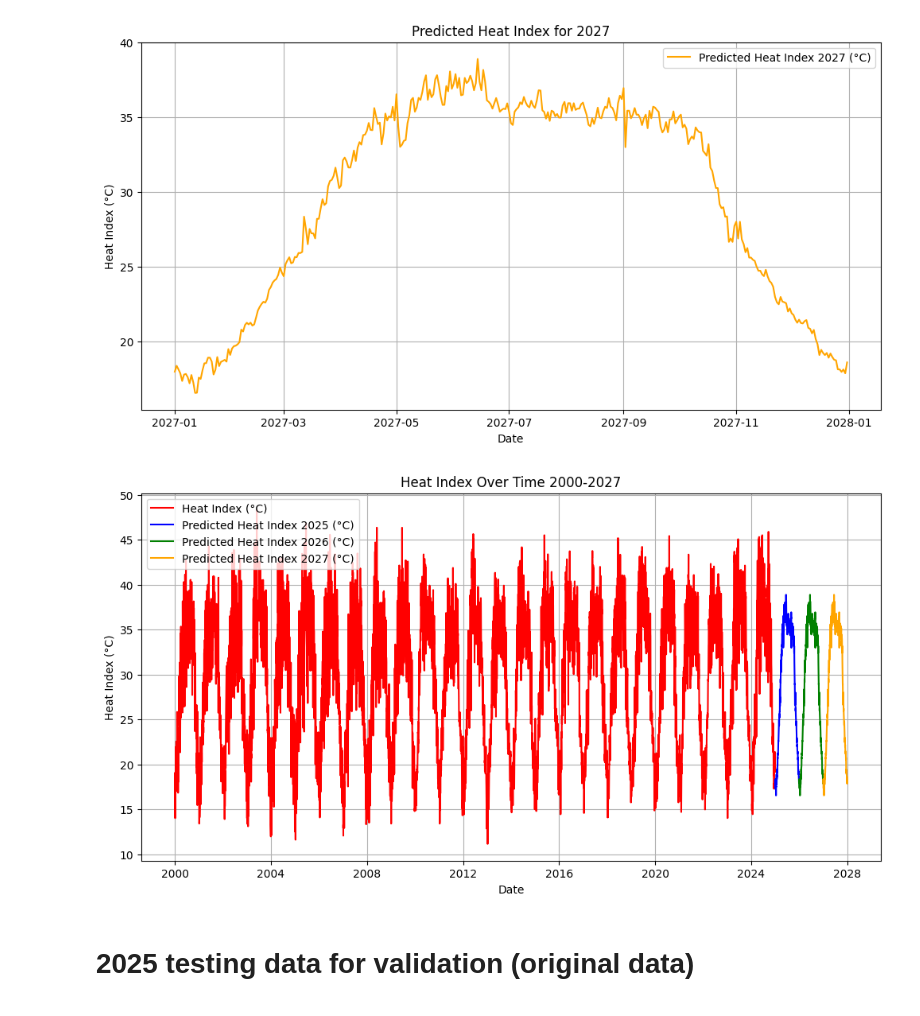
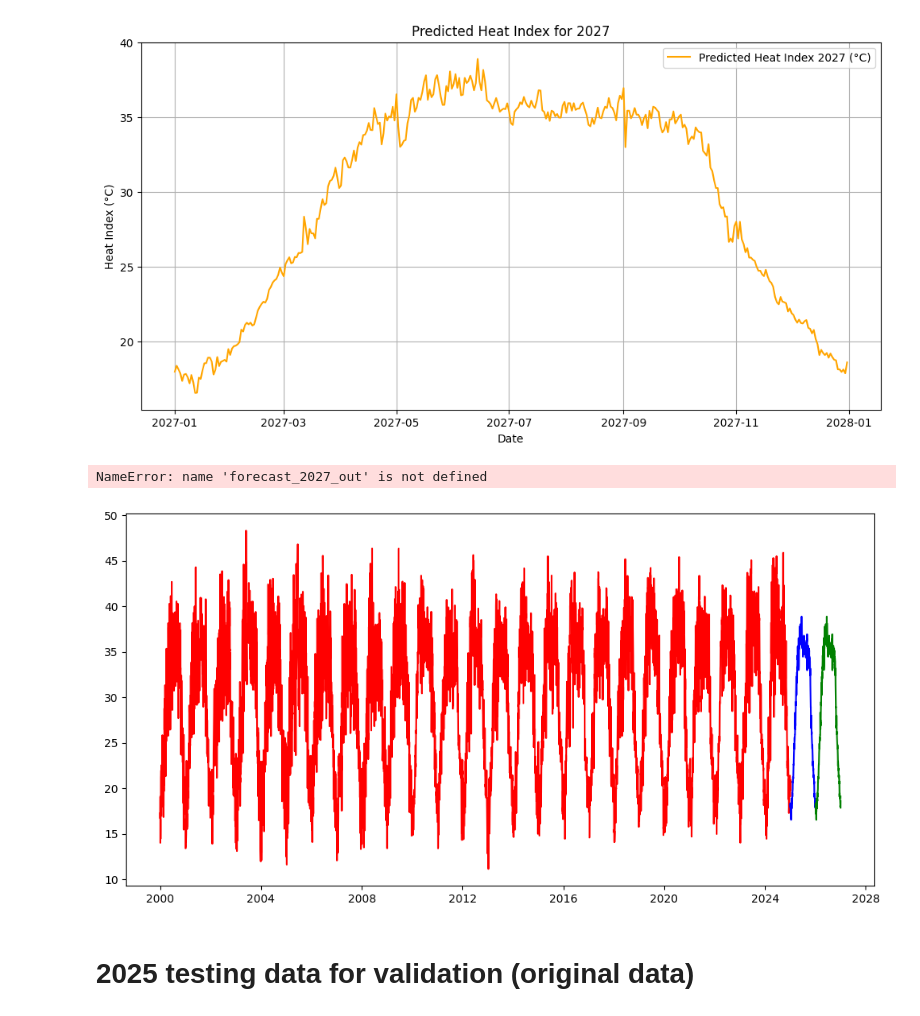
Before and after one commit to not-your-pancake/TCC-ensembling-paper, a Jupyter notebook: 1-Heat-Index/1-bagherhat/bagerhat_Heat_index.ipynb, the cells around one changed output. Cells and saved outputs as stored; diff of their text form; code cells hidden in the pictures.

```diff
--- a/1-Heat-Index/1-bagherhat/bagerhat_Heat_index.ipynb
+++ b/1-Heat-Index/1-bagherhat/bagerhat_Heat_index.ipynb
@@ -1261,16 +1261,16 @@ X_future = future_with_clim[[temp_col, hum_col]].copy()
 # 4) Predict using your trained XGBoost model
 y_future_pred = xgb_model.predict(X_future)
 # 5) Output DataFrame
-forecast_2026_out = future_with_clim[["date", "year", "month", "day"]].copy()
-forecast_2026_out["pred_heat_index_C"] = y_future_pred
-forecast_2026_out[temp_col] = X_future[temp_col].values
-forecast_2026_out[hum_col]  = X_future[hum_col].values
+xgb_forecast_2026_out = future_with_clim[["date", "year", "month", "day"]].copy()
+xgb_forecast_2026_out["pred_heat_index_C"] = y_future_pred
+xgb_forecast_2026_out[temp_col] = X_future[temp_col].values
+xgb_forecast_2026_out[hum_col]  = X_future[hum_col].values
 print("==== 2026 Forecast ====")
-print(forecast_2026_out)
+print(xgb_forecast_2026_out)
 # heat index plot graph lineplot with datetime on x axis and heat index on y axis for 2026
 import matplotlib.pyplot as plt
 plt.figure(figsize=(12,6))
-plt.plot(forecast_2026_out['date'], forecast_2026_out['pred_heat_index_C'], label='Predicted Heat Index 2026 (°C)', color='green')
+plt.plot(xgb_forecast_2026_out['date'], xgb_forecast_2026_out['pred_heat_index_C'], label='Predicted Heat Index 2026 (°C)', color='green')
 plt.xlabel('Date')
 plt.ylabel('Heat Index (°C)')
 plt.title('Predicted Heat Index for 2026')
@@ -1369,16 +1368,16 @@ X_future_2027 = future_with_clim_2027[[temp_col, hum_col]].copy()
 # 4) Predict using your trained XGBoost model
 y_pred_2027 = xgb_model.predict(X_future_2027)
 # 5) Output DataFrame
-forecast_2027_out = future_with_clim_2027[["date", "year", "month", "day"]].copy()
-forecast_2027_out["pred_heat_index_C"] = y_pred_2027
-forecast_2027_out[temp_col] = X_future_2027[temp_col].values
-forecast_2027_out[hum_col]  = X_future_2027[hum_col].values
+xgb_forecast_2027_out = future_with_clim_2027[["date", "year", "month", "day"]].copy()
+xgb_forecast_2027_out["pred_heat_index_C"] = y_pred_2027
+xgb_forecast_2027_out[temp_col] = X_future_2027[temp_col].values
+xgb_forecast_2027_out[hum_col]  = X_future_2027[hum_col].values
 print("==== 2027 Forecast ====")
-print(forecast_2027_out)
+print(xgb_forecast_2027_out)
 # heat index plot graph lineplot with datetime on x axis and heat index on y axis for
 import matplotlib.pyplot as plt
 plt.figure(figsize=(12,6))
-plt.plot(forecast_2027_out['date'], forecast_2027_out['pred_heat_index_C'], label='Predicted Heat Index 2027 (°C)', color='orange')
+plt.plot(xgb_forecast_2027_out['date'], xgb_forecast_2027_out['pred_heat_index_C'], label='Predicted Heat Index 2027 (°C)', color='orange')
 plt.xlabel('Date')
 plt.ylabel('Heat Index (°C)')
 plt.title('Predicted Heat Index for 2027')
@@ -1407,19 +1406,20 @@ plt.show()
 # %%
 # add the 2027 predictions to the previous combined plot of 2000-2026
 import matplotlib.pyplot as plt
 plt.figure(figsize=(12,6))
 plt.plot(with_no_null_HI[with_no_null_HI['date'] >= '2000-01-01']['date'], with_no_null_HI[with_no_null_HI['date'] >= '2000-01-01']['heat_index_C'], label='Heat Index (°C)', color='red')
-plt.plot(xgboost_forecast_out['date'], xgboost_forecast_out['pred_heat_index_C'], label='Predicted Heat Index 2025 (°C)', color='blue')
-plt.plot(forecast_2026_out['date'], forecast_2026_out['pred_heat_index_C'], label='Predicted Heat Index 2026 (°C)', color='green')
-plt.plot(forecast_2027_out['date'], forecast_2027_out['pred_heat_index_C'], label='Predicted Heat Index 2027 (°C)', color='orange')
+plt.plot(xgb_forecast_out['date'], xgb_forecast_out['pred_heat_index_C'], label='Predicted Heat Index 2025 (°C)', color='blue')
+plt.plot(xgb_forecast_2026_out['date'], xgb_forecast_2026_out['pred_heat_index_C'], label='Predicted Heat Index 2026 (°C)', color='green')
+plt.plot(xgb_forecast_2027_out['date'], xgb_forecast_2027_out['pred_heat_index_C'], label='Predicted Heat Index 2027 (°C)', color='orange')
 plt.xlabel('Date')
 plt.ylabel('Heat Index (°C)')
 plt.title('Heat Index Over Time 2000-2027')
 plt.legend()
 plt.grid()
 plt.show()
 # %% [output]
+NameError: name 'forecast_2027_out' is not defined
-[figure, old version]
+[figure, new version]
 # %% [markdown]
 # 2025 testing data for validation (original data)
 # %%
```
Also changed, not shown: parts of 10 cells of this notebook.
